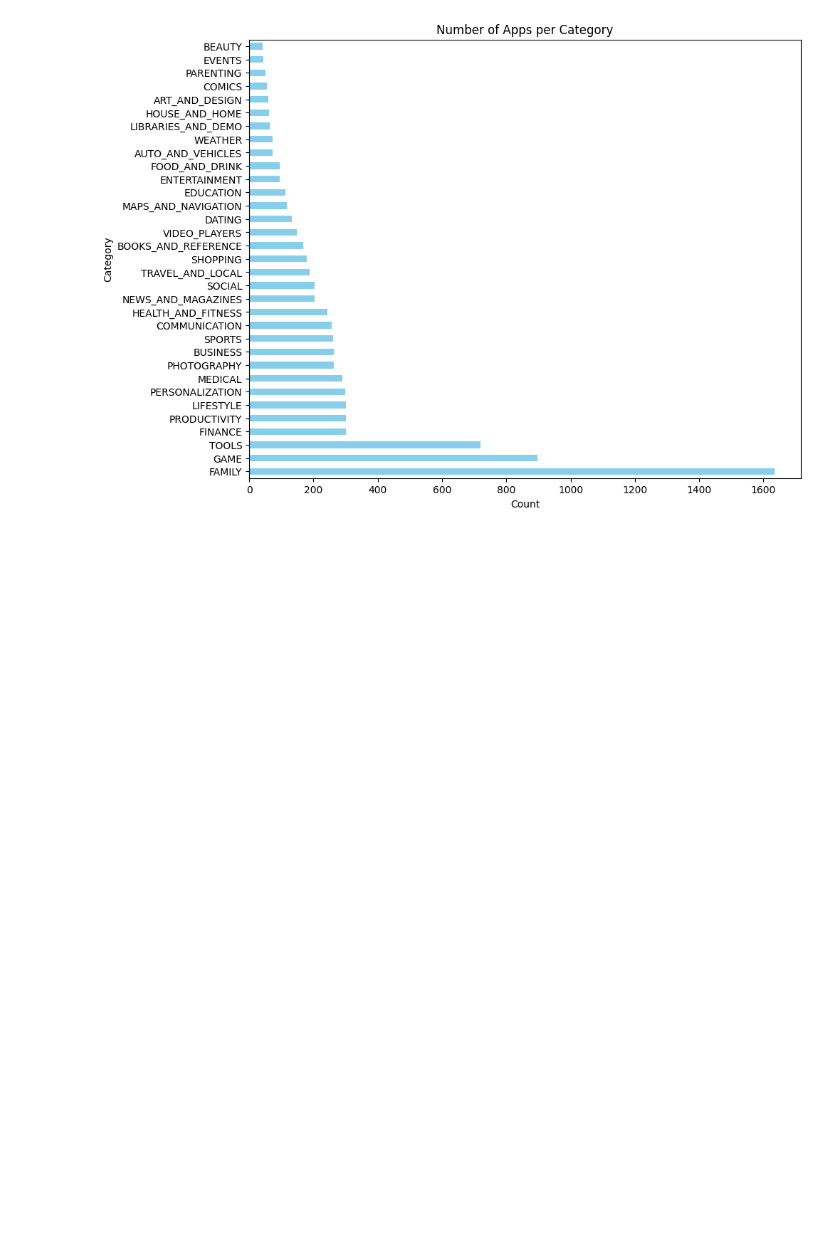
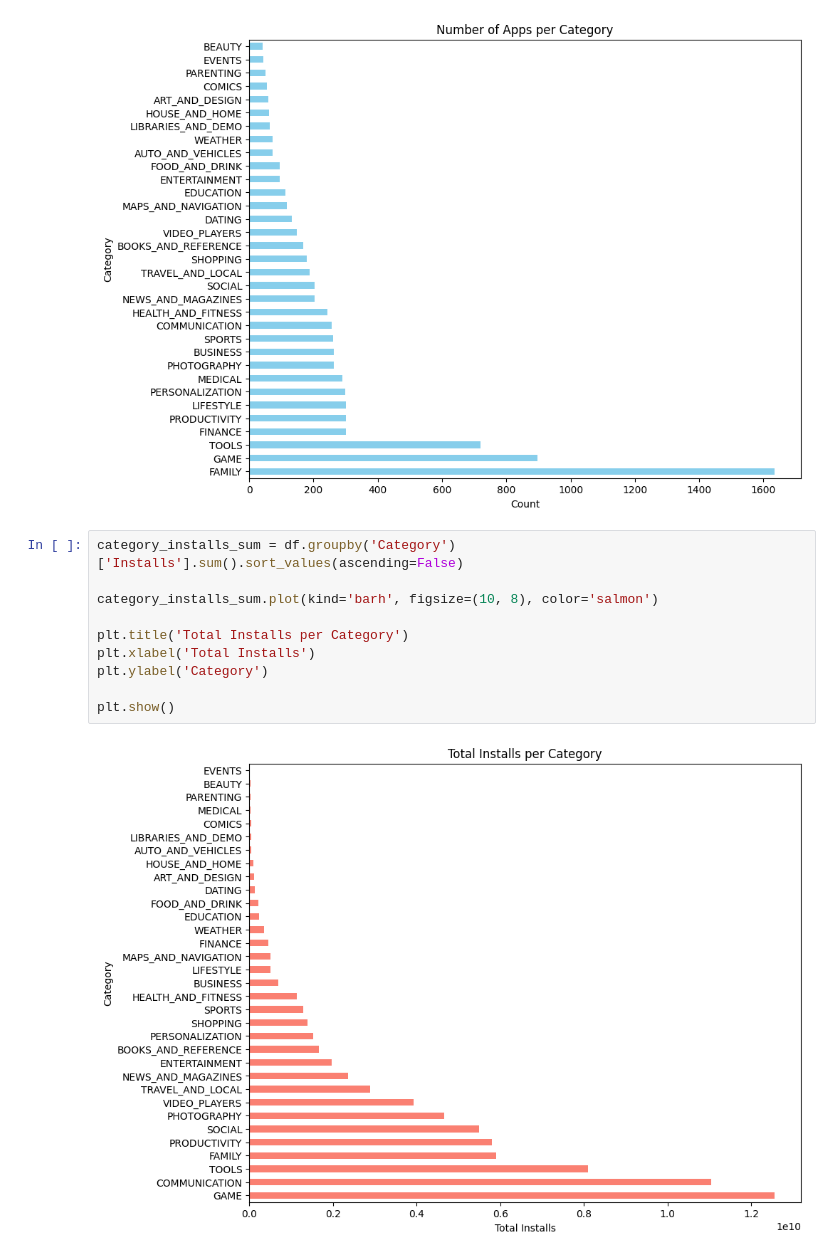
Before and after one commit to CodeRei067/data-science-2, a Jupyter notebook: Notebooks/edaVisual.ipynb, the cells around one changed output. Saved outputs shown, nothing was run; the diff lists cells and outputs as text; blank space fills up the shorter version.

```diff
--- a/Notebooks/edaVisual.ipynb
+++ b/Notebooks/edaVisual.ipynb
@@ -298,3 +298,15 @@ plt.ylabel('Category')
 plt.show()
 # %% [output]
 [figure]
+# %%
+category_installs_sum = df.groupby('Category')['Installs'].sum().sort_values(ascending=False)
+
+category_installs_sum.plot(kind='barh', figsize=(10, 8), color='salmon')
+
+plt.title('Total Installs per Category')
+plt.xlabel('Total Installs')
+plt.ylabel('Category')
+
+plt.show()
+# %% [output]
+[figure, added]
```
Also changed, not shown: 2 other files.
